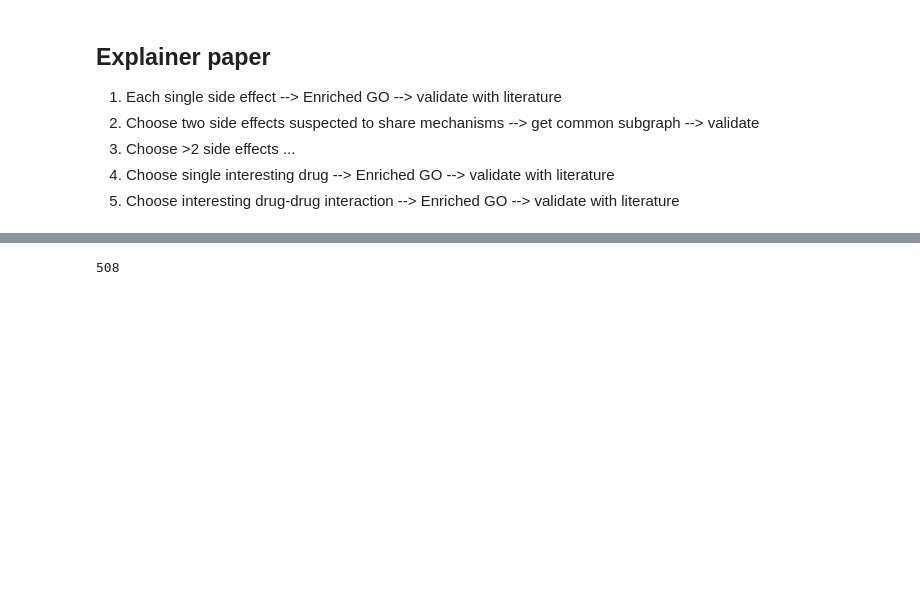
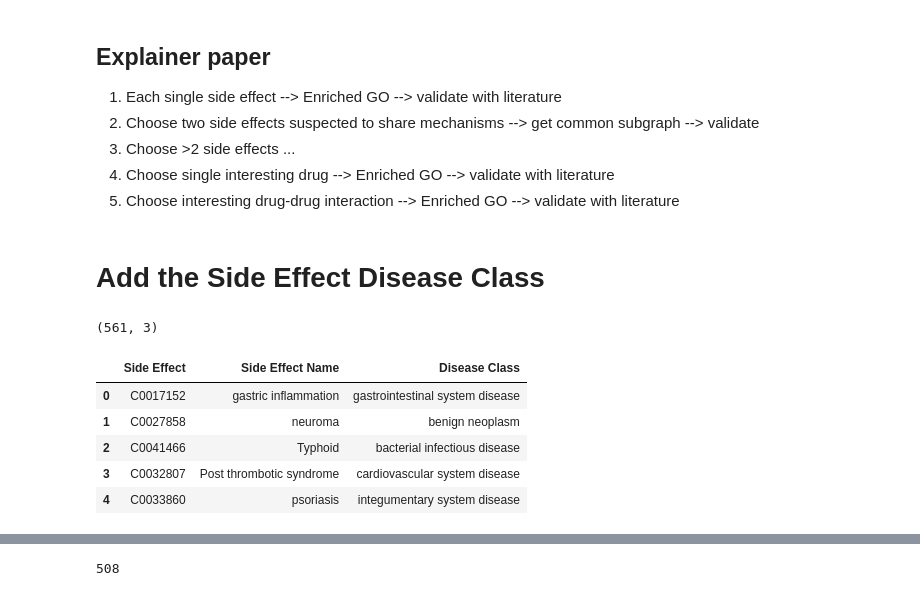
Before and after one commit to NYXFLOWER/APRILE-Exp, a Jupyter notebook: analysis.ipynb, the cells around one changed output, grey strips where cells are left out. Drawn from its saved outputs; the diff is of its cells as text; code cells hidden in the pictures; blank space fills up the shorter version.

```diff
--- a/analysis.ipynb
+++ b/analysis.ipynb
@@ -35,3 +35,5 @@ from goatools.test_data.genes_NCBI_9606_ProteinCoding import GENEID2NT as GeneID
 from goatools.goea.go_enrichment_ns import GOEnrichmentStudyNS
 # %%
 pd.set_option('display.max_colwidth', -1)
+# %% [markdown]
+# Add the Side Effect  Disease Class
@@ -37,0 +42,13 @@ pd.set_option('display.max_colwidth', -1)
+# %%
+df_se.shape
+# %% [output]
+(561, 3)
+# %%
+df_se.head()
+# %% [output]
+|  | Side Effect | Side Effect Name | Disease Class |
+| 0 | C0017152 | gastric inflammation | gastrointestinal system disease |
+| 1 | C0027858 | neuroma | benign neoplasm |
+| 2 | C0041466 | Typhoid | bacterial infectious disease |
+| 3 | C0032807 | Post thrombotic syndrome | cardiovascular system disease |
+| 4 | C0033860 | psoriasis | integumentary system disease |
```
Also changed, not shown: parts of 7 cells of this notebook.
